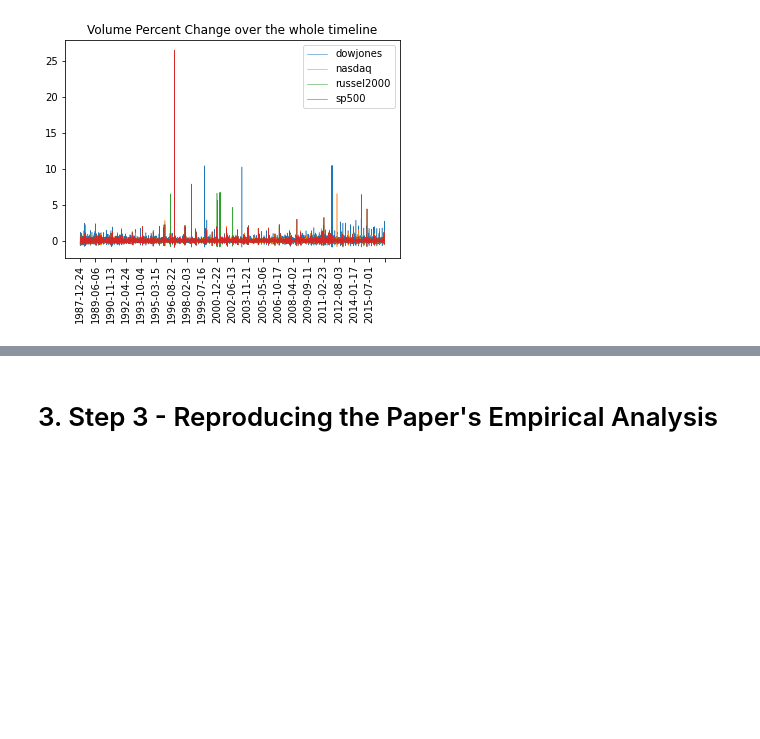
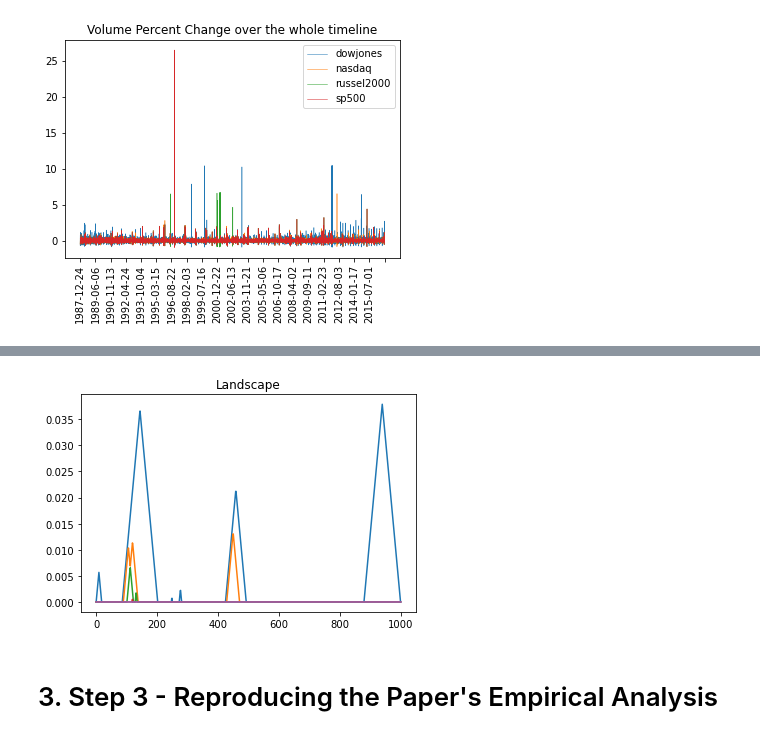
Before and after one commit to qlero/financial_crisis_prediction_homology, a Jupyter notebook: persistent_homology_TS.ipynb, the cells around one changed output, grey strips where cells are left out. Drawn from its saved outputs; the diff is of its cells as text; code cells hidden in the pictures; blank space fills up the shorter version.

Commit message:
persistence landscape function v1

```diff
--- a/persistent_homology_TS.ipynb
+++ b/persistent_homology_TS.ipynb
@@ -1095,2 +1001,13 @@ L.shape
+# %%
+L = ls[2000]
+plt.plot(L[:1000])
+plt.plot(L[1000:2000])
+plt.plot(L[2000:3000])
+plt.plot(L[3000:4000])
+plt.plot(L[4000:5000])
+plt.title("Landscape")
+plt.show()
+# %% [output]
+[figure, added]
 # %% [markdown]
 # 3. Step 3 - Reproducing the Paper's Empirical Analysis
```
Also changed, not shown: parts of 16 cells of this notebook, 2 other files.
